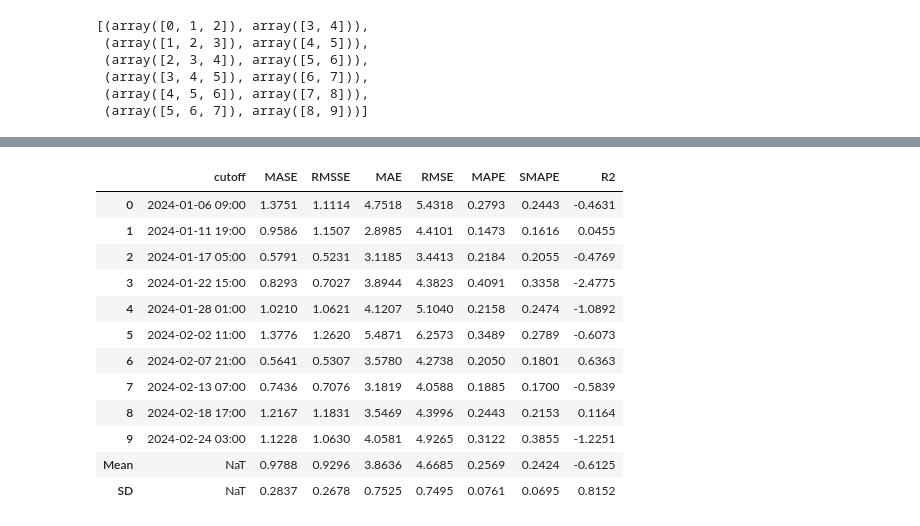
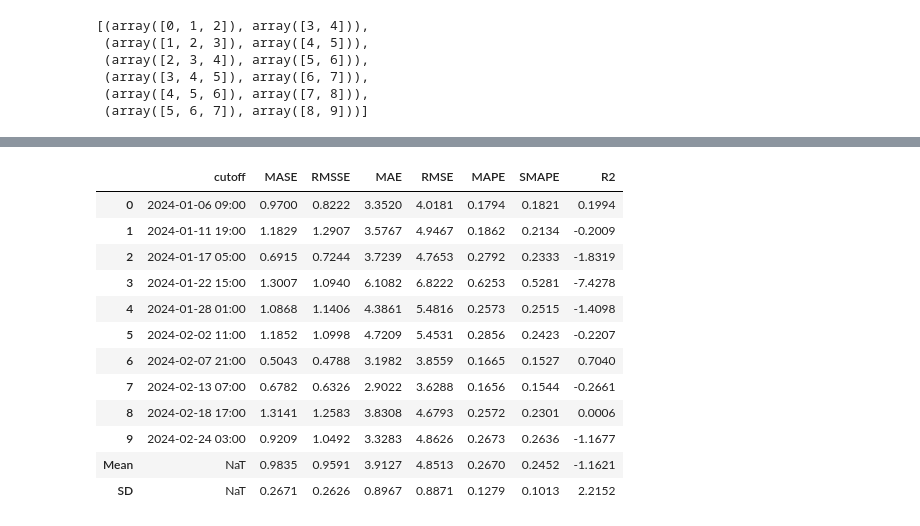
Before and after one commit to NUMNIMx/dash-pm-2.5, a Jupyter notebook: hatyai.ipynb, the cells around one changed output, grey strips where cells are left out. Drawn from its saved outputs; the diff is of its cells as text; code cells hidden in the pictures.

```diff
--- a/hatyai.ipynb
+++ b/hatyai.ipynb
@@ -156,20 +165,20 @@ ThetaForecaster(sp=24)
 # %%
-ets = exp.create_model('ets')
+ets = exp.create_model('huber_cds_dt')
 # %% [output]
 [interactive output not drawn]
 |  | cutoff | MASE | RMSSE | MAE | RMSE | MAPE | SMAPE | R2 |
-| 0 | 2024-01-06 09:00 | 1.3751 | 1.1114 | 4.7518 | 5.4318 | 0.2793 | 0.2443 | -0.4631 |
-| 1 | 2024-01-11 19:00 | 0.9586 | 1.1507 | 2.8985 | 4.4101 | 0.1473 | 0.1616 | 0.0455 |
-| 2 | 2024-01-17 05:00 | 0.5791 | 0.5231 | 3.1185 | 3.4413 | 0.2184 | 0.2055 | -0.4769 |
-| 3 | 2024-01-22 15:00 | 0.8293 | 0.7027 | 3.8944 | 4.3823 | 0.4091 | 0.3358 | -2.4775 |
-| 4 | 2024-01-28 01:00 | 1.0210 | 1.0621 | 4.1207 | 5.1040 | 0.2158 | 0.2474 | -1.0892 |
-| 5 | 2024-02-02 11:00 | 1.3776 | 1.2620 | 5.4871 | 6.2573 | 0.3489 | 0.2789 | -0.6073 |
-| 6 | 2024-02-07 21:00 | 0.5641 | 0.5307 | 3.5780 | 4.2738 | 0.2050 | 0.1801 | 0.6363 |
-| 7 | 2024-02-13 07:00 | 0.7436 | 0.7076 | 3.1819 | 4.0588 | 0.1885 | 0.1700 | -0.5839 |
-| 8 | 2024-02-18 17:00 | 1.2167 | 1.1831 | 3.5469 | 4.3996 | 0.2443 | 0.2153 | 0.1164 |
-| 9 | 2024-02-24 03:00 | 1.1228 | 1.0630 | 4.0581 | 4.9265 | 0.3122 | 0.3855 | -1.2251 |
-| Mean | NaT | 0.9788 | 0.9296 | 3.8636 | 4.6685 | 0.2569 | 0.2424 | -0.6125 |
-| SD | NaT | 0.2837 | 0.2678 | 0.7525 | 0.7495 | 0.0761 | 0.0695 | 0.8152 |
+| 0 | 2024-01-06 09:00 | 0.9700 | 0.8222 | 3.3520 | 4.0181 | 0.1794 | 0.1821 | 0.1994 |
+| 1 | 2024-01-11 19:00 | 1.1829 | 1.2907 | 3.5767 | 4.9467 | 0.1862 | 0.2134 | -0.2009 |
+| 2 | 2024-01-17 05:00 | 0.6915 | 0.7244 | 3.7239 | 4.7653 | 0.2792 | 0.2333 | -1.8319 |
+| 3 | 2024-01-22 15:00 | 1.3007 | 1.0940 | 6.1082 | 6.8222 | 0.6253 | 0.5281 | -7.4278 |
+| 4 | 2024-01-28 01:00 | 1.0868 | 1.1406 | 4.3861 | 5.4816 | 0.2573 | 0.2515 | -1.4098 |
+| 5 | 2024-02-02 11:00 | 1.1852 | 1.0998 | 4.7209 | 5.4531 | 0.2856 | 0.2423 | -0.2207 |
+| 6 | 2024-02-07 21:00 | 0.5043 | 0.4788 | 3.1982 | 3.8559 | 0.1665 | 0.1527 | 0.7040 |
+| 7 | 2024-02-13 07:00 | 0.6782 | 0.6326 | 2.9022 | 3.6288 | 0.1656 | 0.1544 | -0.2661 |
+| 8 | 2024-02-18 17:00 | 1.3141 | 1.2583 | 3.8308 | 4.6793 | 0.2572 | 0.2301 | 0.0006 |
+| 9 | 2024-02-24 03:00 | 0.9209 | 1.0492 | 3.3283 | 4.8626 | 0.2673 | 0.2636 | -1.1677 |
+| Mean | NaT | 0.9835 | 0.9591 | 3.9127 | 4.8513 | 0.2670 | 0.2452 | -1.1621 |
+| SD | NaT | 0.2671 | 0.2626 | 0.8967 | 0.8871 | 0.1279 | 0.1013 | 2.2152 |
 [interactive output not drawn]
 # %%
 tuned_ets = exp.tune_model(ets)
```
Also changed, not shown: parts of 15 cells of this notebook, 3 other files.
